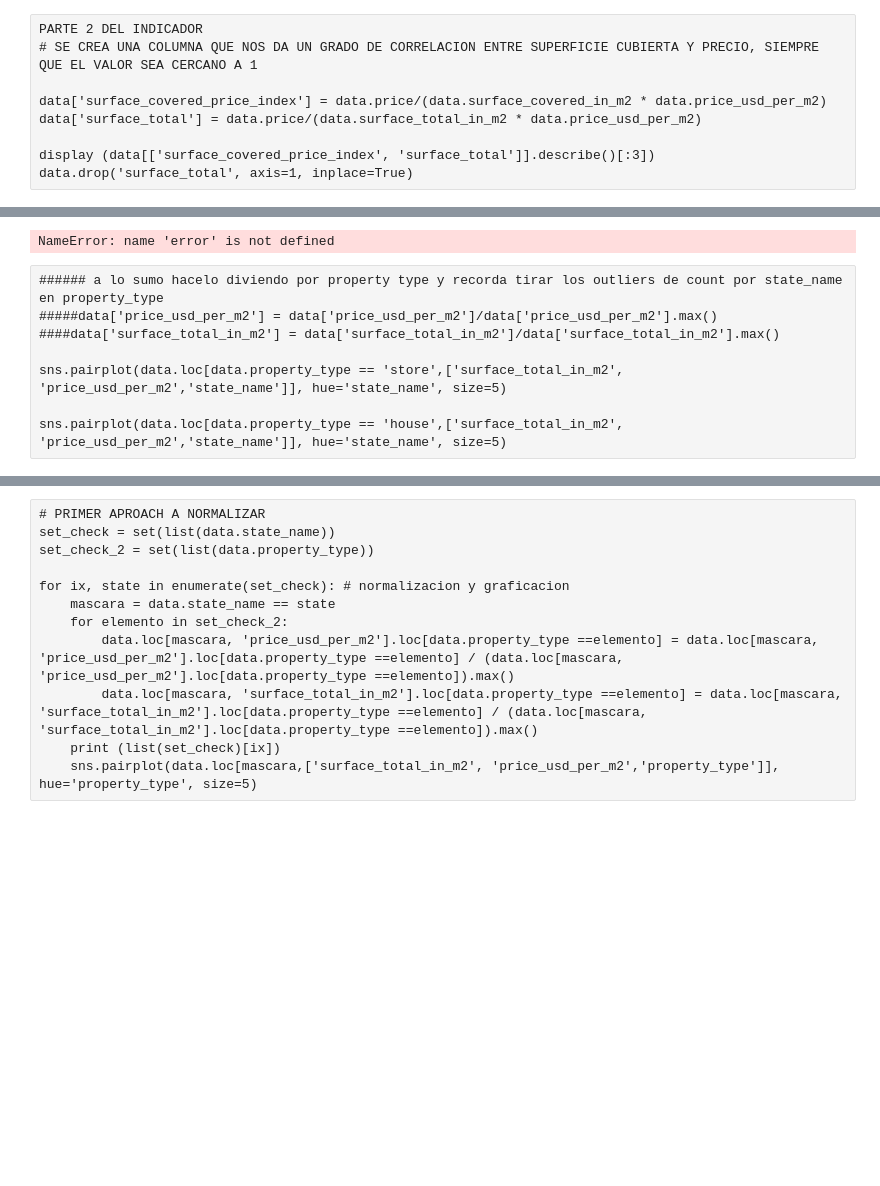
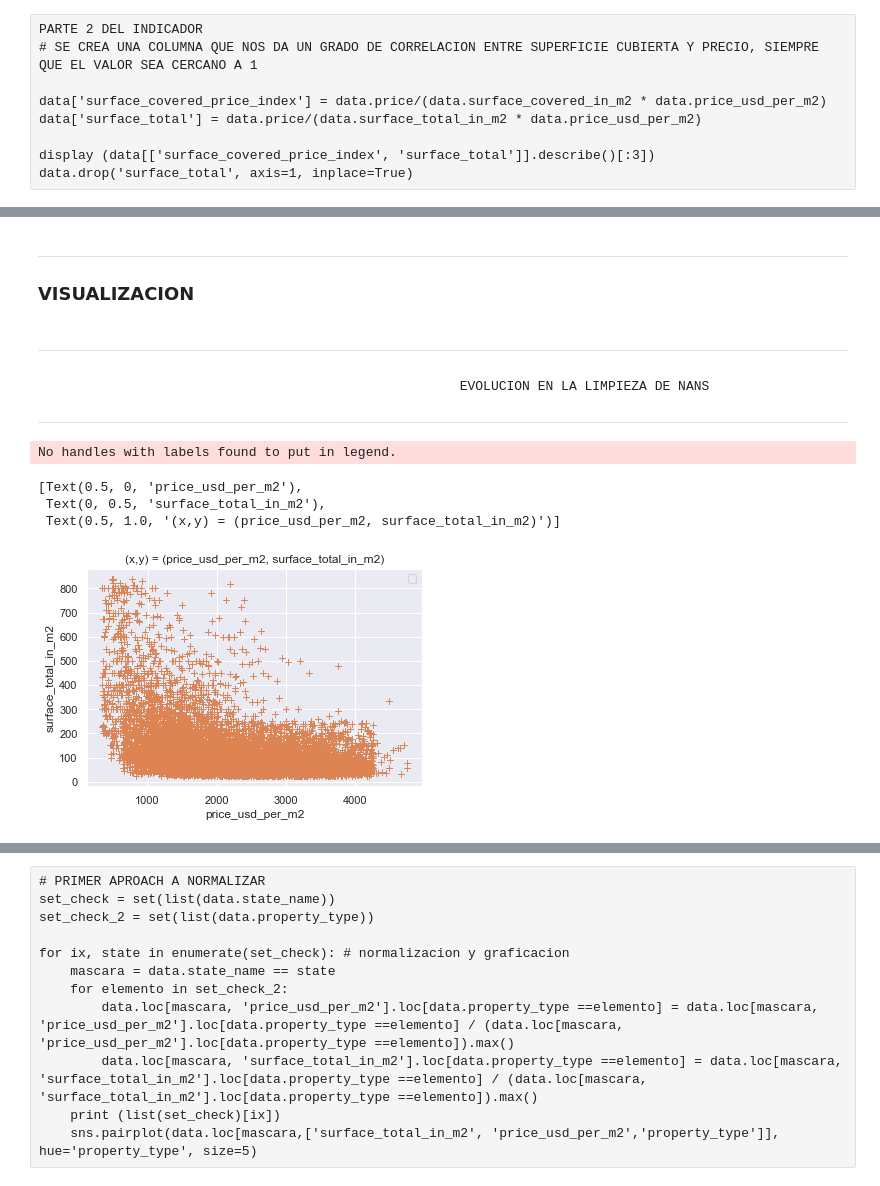
Before and after one commit to grupo4dhds/grupo4_git, a Jupyter notebook: workshop2_G4_main.ipynb, the cells around one changed output, grey strips where cells are left out. Drawn from its saved outputs; the diff is of its cells as text; code cells hidden in the pictures; blank space fills up the shorter version.

```diff
--- a/workshop2_G4_main.ipynb
+++ b/workshop2_G4_main.ipynb
@@ -683,7 +676,7 @@ data.drop('surface_total', axis=1, inplace=True)
 # 7 ELIMINACION DE OUTLIERS DE PRICE
 print ('EXCLUSION DE OUTLIERS PRICE\n') #APLICAR OUTLIERS EN PRICE PERO NO EN EL TIPO DE CATEGORIA PH, CORTAMOS SOLO LA COLA DERECHA AL 1%, APLICAR A LOS DOS DATASETS
 
-data_aux = pd.DataFrame(Dicto['recupero_5'][1])
+data_aux = pd.DataFrame(Dicto['limpieza_5_aux'][1])
 data = pd.DataFrame(Dicto['limpieza_5'][1])
 lista = [data_aux, data]
 
@@ -695,21 +688,23 @@ for ix, data_sup in enumerate(lista):
     lista_drops = []
     if ix == 0: print ('='*20,'\nvalores data_aux\n', '='*20)
     if ix == 1: print ('='*20,'\nvalores data\n', '='*20)
-    for i,elemento in enumerate (set_check):
+
+
+    for elemento in set_check:
         print ('-----------------Iteracion en {}-----------------'.format(elemento))
 
         mascara_iter_1 = serie_check == elemento
 
         if ix == 1: #data
             if elemento == 'PH':
-                rango_outlier = rango_extremos(data_sup.loc[mascara_iter_1], 'price_usd_per_m2', [0.01, 99.9])
+                rango_outlier = rango_extremos(data_sup.loc[mascara_iter_1], 'price_usd_per_m2', [5, 95])
             if elemento == 'apartment' or elemento == 'store':
-                rango_outlier = rango_extremos(data_sup.loc[mascara_iter_1], 'price_usd_per_m2', [0.01, 95])
+                rango_outlier = rango_extremos(data_sup.loc[mascara_iter_1], 'price_usd_per_m2', [5, 95])
             if elemento == 'house':
-                rango_outlier = rango_extremos(data_sup.loc[mascara_iter_1], 'price_usd_per_m2', [0.01, 97.5])
+                rango_outlier = rango_extremos(data_sup.loc[mascara_iter_1], 'price_usd_per_m2', [5, 95])
 
-        if ix == 0: # data_price
-            rango_outlier = rango_extremos(data_sup.loc[mascara_iter_1], 'price_usd_per_m2', [0.01, 95])
+        if ix == 0: # data_aux
+            rango_outlier = rango_extremos(data_sup.loc[mascara_iter_1], 'price_usd_per_m2', [10, 90])
 
         lista_rangos.append(rango_outlier)
         serie_outlier = data_sup['price_usd_per_m2'].loc[mascara_iter_1]
@@ -766,0 +758,7 @@ Name: property_type, dtype: int64
+# %%
+data_aux = pd.DataFrame(Dicto['limpieza_6_aux'][1])
+data_aux = data_aux[data_aux.property_type == 'store']
+
+data.drop(data[data.property_type == 'store'].index, axis=0, inplace=True)
+data = data.append(data_aux)
+data
@@ -767,25 +779,29 @@ Name: property_type, dtype: int64
+# %% [markdown]
+------------------
+### VISUALIZACION
+# %% [markdown]
+-------
+                                                        EVOLUCION EN LA LIMPIEZA DE NANS
+----
 # %%
-error
 # 8 ELIMINAR LAS ENTRADAS EN DONDE SURFACE_COVERED_PRICE_INDEX SEA VALOR LEJANO A 1 Y QUE NO SEA NAN SUPERFICIE_TOTAL
 ### VOLVER A APLICAR CRITERIO DE DROP PROPERTY TYPE EN FUNCION DE COUNT POR STATE_NAME (!) (!) (!)
 #for ix, data_sup in enumerate(lista):
 #    data_sup['pct_surf_cov_vs_tot'] = data_sup.surface_covered_in_m2 / data_sup.surface_total_in_m2
 #    data_sup.loc[data_sup.pct_surf_cov_vs_tot == 1, 'surface_total_in_m2'] = np.nan
 #    data_sup.drop('pct_surf_cov_vs_tot', axis=1, inplace=True)
 #    lista[ix] = data_sup
 
 
 plt.plot(data.price_usd_per_m2, data.surface_total_in_m2, '+');
+plt.plot(data.price_usd_per_m2, data.surface_total_in_m2, '+');
+
 plt.legend(numpoints=1);
 ax = plt.axes()
 ax.set(xlabel='price_usd_per_m2', ylabel='surface_total_in_m2', title='(x,y) = (price_usd_per_m2, surface_total_in_m2)')
 # %% [output]
-NameError: name 'error' is not defined
+No handles with labels found to put in legend.
+[Text(0.5, 0, 'price_usd_per_m2'),
+ Text(0, 0.5, 'surface_total_in_m2'),
+ Text(0.5, 1.0, '(x,y) = (price_usd_per_m2, surface_total_in_m2)')]
+[figure, added]
-# %% [raw]
-###### a lo sumo hacelo diviendo por property type y recorda tirar los outliers de count por state_name en property_type
-#####data['price_usd_per_m2'] = data['price_usd_per_m2']/data['price_usd_per_m2'].max()
-####data['surface_total_in_m2'] = data['surface_total_in_m2']/data['surface_total_in_m2'].max()
-
-sns.pairplot(data.loc[data.property_type == 'store',['surface_total_in_m2', 'price_usd_per_m2','state_name']], hue='state_name', size=5)
-
-sns.pairplot(data.loc[data.property_type == 'house',['surface_total_in_m2', 'price_usd_per_m2','state_name']], hue='state_name', size=5)
```
Also changed, not shown: parts of 20 cells of this notebook.
